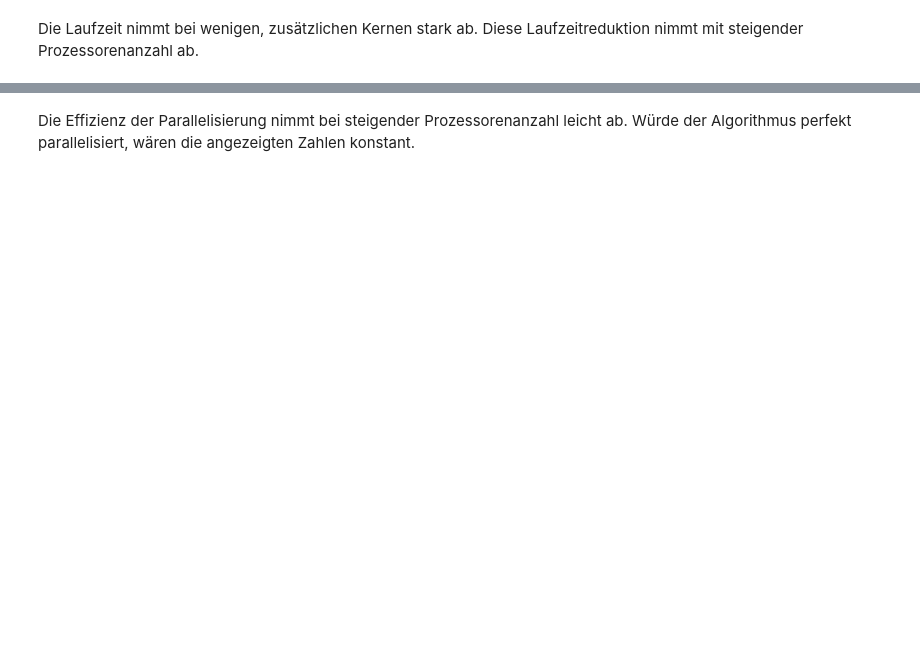
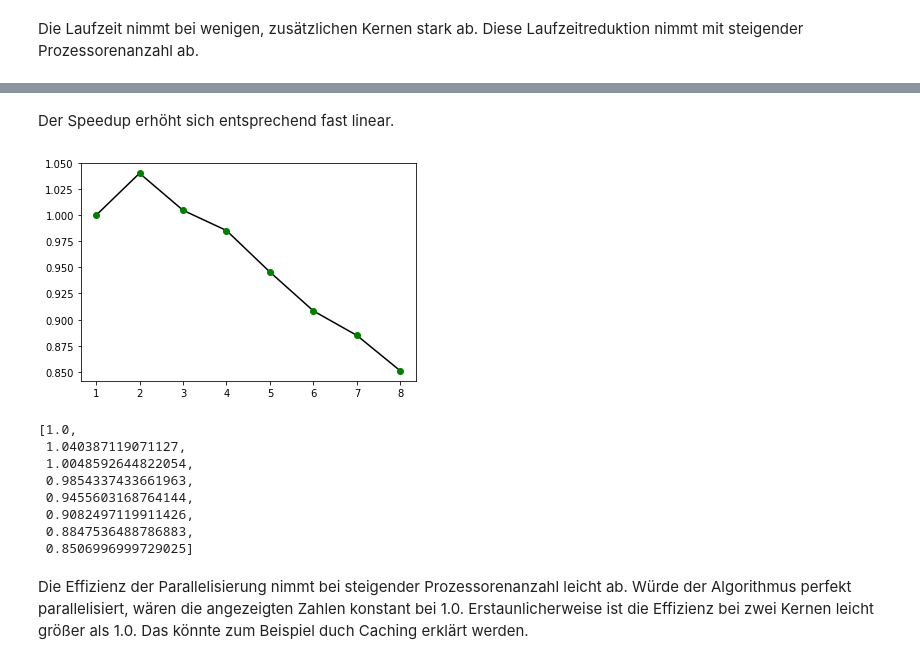
Before and after one commit to tecoKIT/smart-data-analytics, a Jupyter notebook: Uebung2/Exercise2.ipynb, the cells around one changed output, grey strips where cells are left out. Cells and saved outputs as stored; diff of their text form; code cells hidden in the pictures; blank space fills up the shorter version.

```diff
--- a/Uebung2/Exercise2.ipynb
+++ b/Uebung2/Exercise2.ipynb
@@ -68,2 +78,19 @@ array([ 13.55671263,  13.01236248,  13.50607538,  13.64468384,
+# %% [markdown]
+Der Speedup erhöht sich entsprechend fast linear.
+# %%
+efficiency = [speedup / cores for speedup, cores in zip(speedups,n_jobs_list)]
+plt.plot(n_jobs_list, efficiency, 'k', n_jobs_list, efficiency, 'go')
+plt.show()
+efficiency
+# %% [output]
+[figure, added]
+[1.0,
+ 1.040387119071127,
+ 1.0048592644822054,
+ 0.9854337433661963,
+ 0.9455603168764144,
+ 0.9082497119911426,
+ 0.8847536488786883,
+ 0.8506996999729025]
 # %% [markdown]
-Die Effizienz der Parallelisierung nimmt bei steigender Prozessorenanzahl leicht ab. Würde der Algorithmus perfekt parallelisiert, wären die angezeigten Zahlen konstant.
+Die Effizienz der Parallelisierung nimmt bei steigender Prozessorenanzahl leicht ab. Würde der Algorithmus perfekt parallelisiert, wären die angezeigten Zahlen konstant bei 1.0. Erstaunlicherweise ist die Effizienz bei zwei Kernen leicht größer als 1.0. Das könnte zum Beispiel duch Caching erklärt werden.
```
Also changed, not shown: parts of 5 cells of this notebook.
